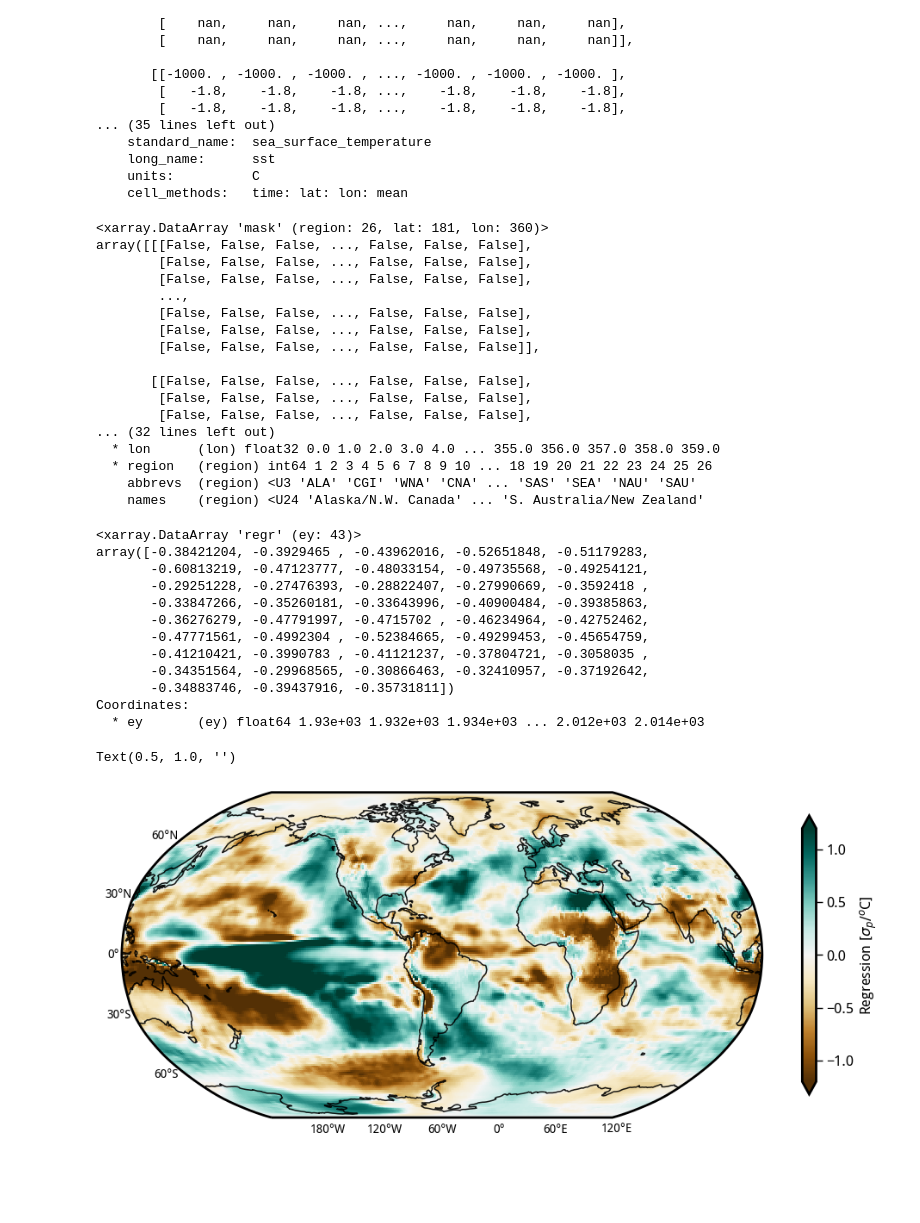
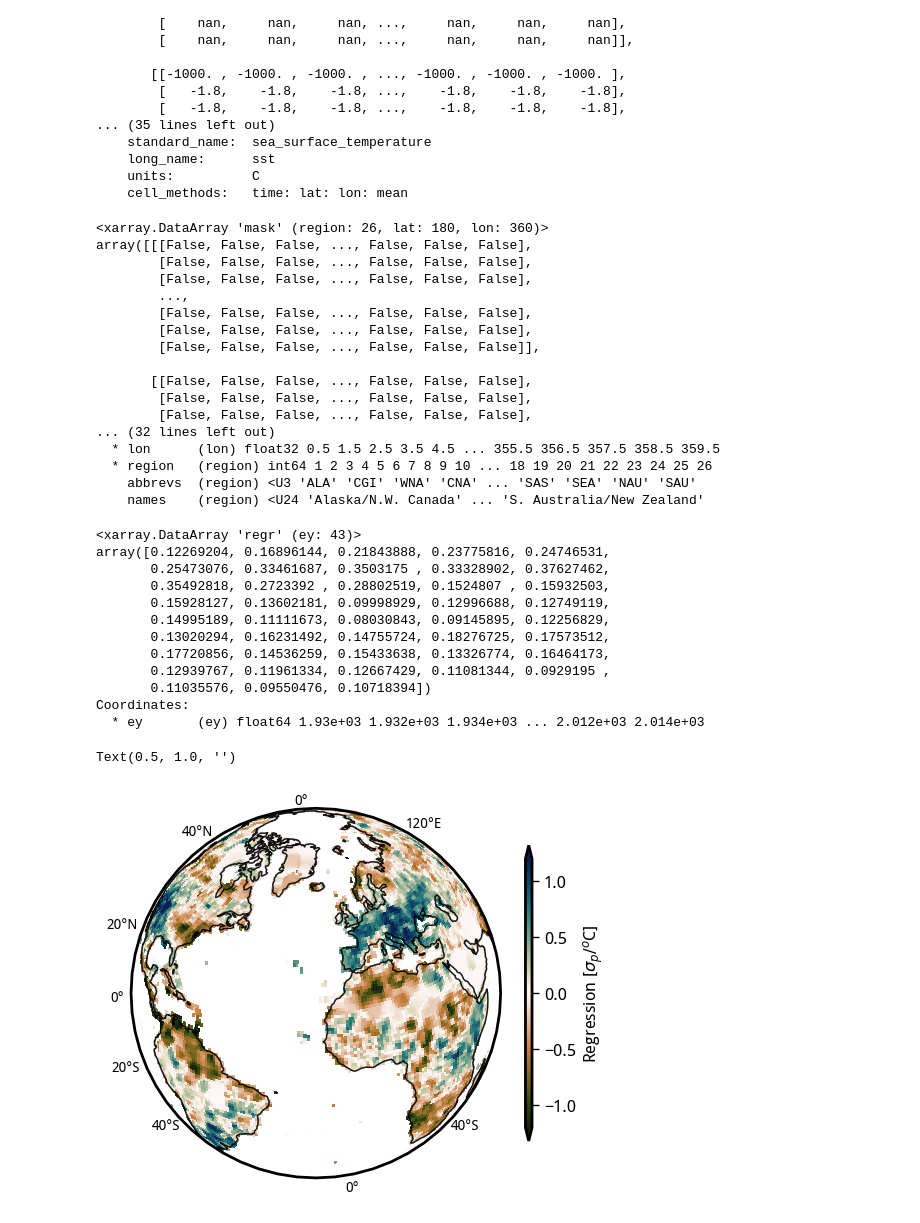
Before and after one commit to adisen99/enso_teleconnection_robustness, a Jupyter notebook: 02_hist_var_dynamics.ipynb, the cells around one changed output. Cells and saved outputs as stored; diff of their text form; code cells hidden in the pictures; blank space fills up the shorter version.

```diff
--- a/02_hist_var_dynamics.ipynb
+++ b/02_hist_var_dynamics.ipynb
@@ -263,11 +263,11 @@ out30_rean_wind = xr.open_dataset('/g/data/ob22/as8561/data/enso_tele_robustness
 # %%
-land_mask = regionmask.defined_regions.natural_earth_v5_0_0.land_10.mask_3D(out30_rean)
-srex_mask = regionmask.defined_regions.srex.mask_3D(out30_rean.where(land_mask))
-ar6_mask = regionmask.defined_regions.ar6.all.mask_3D(out30_rean.where(land_mask))
+land_mask = regionmask.defined_regions.natural_earth_v5_0_0.land_10.mask_3D(out30)
+srex_mask = regionmask.defined_regions.srex.mask_3D(out30.where(land_mask))
+ar6_mask = regionmask.defined_regions.ar6.all.mask_3D(out30.where(land_mask))
 # %%
 srex_mask
 # %% [output]
-<xarray.DataArray 'mask' (region: 26, lat: 181, lon: 360)>
+<xarray.DataArray 'mask' (region: 26, lat: 180, lon: 360)>
 array([[[False, False, False, ..., False, False, False],
         [False, False, False, ..., False, False, False],
         [False, False, False, ..., False, False, False],
@@ -280,26 +280,27 @@ array([[[False, False, False, ..., False, False, False],
         [False, False, False, ..., False, False, False],
         [False, False, False, ..., False, False, False],
 ... (32 lines left out)
-  * lon      (lon) float32 0.0 1.0 2.0 3.0 4.0 ... 355.0 356.0 357.0 358.0 359.0
+  * lon      (lon) float32 0.5 1.5 2.5 3.5 4.5 ... 355.5 356.5 357.5 358.5 359.5
   * region   (region) int64 1 2 3 4 5 6 7 8 9 10 ... 18 19 20 21 22 23 24 25 26
     abbrevs  (region) <U3 'ALA' 'CGI' 'WNA' 'CNA' ... 'SAS' 'SEA' 'NAU' 'SAU'
     names    (region) <U24 'Alaska/N.W. Canada' ... 'S. Australia/New Zealand'
 # %%
 weights_precip_rean = np.cos(np.deg2rad(out30_rean.lat))
+weights_precip_obs = np.cos(np.deg2rad(out30.lat))
 # %%
-reg30 = out30_rean.regr.where(ar6_mask.sel(region=[37])).weighted(weights_precip_rean).mean(('lat', 'lon')).mean('region')
+reg30 = out30.regr.where(ar6_mask.sel(region=[17,19])).weighted(weights_precip_obs).mean(('lat', 'lon')).mean('region')
 reg30
 # %% [output]
 <xarray.DataArray 'regr' (ey: 43)>
-array([-0.38421204, -0.3929465 , -0.43962016, -0.52651848, -0.51179283,
-       -0.60813219, -0.47123777, -0.48033154, -0.49735568, -0.49254121,
-       -0.29251228, -0.27476393, -0.28822407, -0.27990669, -0.3592418 ,
-       -0.33847266, -0.35260181, -0.33643996, -0.40900484, -0.39385863,
-       -0.36276279, -0.47791997, -0.4715702 , -0.46234964, -0.42752462,
-       -0.47771561, -0.4992304 , -0.52384665, -0.49299453, -0.45654759,
-       -0.41210421, -0.3990783 , -0.41121237, -0.37804721, -0.3058035 ,
-       -0.34351564, -0.29968565, -0.30866463, -0.32410957, -0.37192642,
-       -0.34883746, -0.39437916, -0.35731811])
+array([0.12269204, 0.16896144, 0.21843888, 0.23775816, 0.24746531,
+       0.25473076, 0.33461687, 0.3503175 , 0.33328902, 0.37627462,
+       0.35492818, 0.2723392 , 0.28802519, 0.1524807 , 0.15932503,
+       0.15928127, 0.13602181, 0.09998929, 0.12996688, 0.12749119,
+       0.14995189, 0.11111673, 0.08030843, 0.09145895, 0.12256829,
+       0.13020294, 0.16231492, 0.14755724, 0.18276725, 0.17573512,
+       0.17720856, 0.14536259, 0.15433638, 0.13326774, 0.16464173,
+       0.12939767, 0.11961334, 0.12667429, 0.11081344, 0.0929195 ,
+       0.11035576, 0.09550476, 0.10718394])
 Coordinates:
   * ey       (ey) float64 1.93e+03 1.932e+03 1.934e+03 ... 2.012e+03 2.014e+03
 # %%
@@ -307,18 +310,18 @@ sst_obs_det = funcs.detrend_rolling_window(sst_obs_anom, window_size=15)
 # %%
-fig = plt.figure(figsize=(12,6))
-# ax = plt.axes(projection=ccrs.Orthographic(central_longitude=-60, central_latitude=-20))
-ax = plt.axes(projection=ccrs.Robinson(central_longitude=-60))
-end_year = float(reg30.where(reg30 == reg30.min('ey'), drop=True).ey)
-out30_rean.regr.sel(ey = end_year).plot(vmin=-1.2, cmap='BrBG', transform=ccrs.PlateCarree(central_longitude=0), cbar_kwargs=dict(orientation='vertical', shrink=0.7, label='Regression [$\sigma_{p}/^{o}$C]'))
+# fig = plt.figure(figsize=(12,6))
+ax = plt.axes(projection=ccrs.Orthographic(central_longitude=340, central_latitude=30))
+# ax = plt.axes(projection=ccrs.Robinson(central_longitude=-60))
+end_year = float(reg30.where(reg30 == reg30.max('ey'), drop=True).ey)
+out30.regr.sel(ey = end_year).plot(vmin=-1.2, cmap=cmocean.cm.tarn, transform=ccrs.PlateCarree(central_longitude=0), cbar_kwargs=dict(orientation='vertical', shrink=0.8, aspect=45, label='Regression [$\sigma_{p}/^{o}$C]'))
 # sst_obs_det.sel(time = slice(str(int(end_year) - 30), str(int(end_year)))).mean('time').plot(vmin=-0.1, cmap='RdBu_r', transform=ccrs.PlateCarree(central_longitude=0), cbar_kwargs=dict(orientation='vertical', shrink=0.7, label='SST anomaly [$^{o}$C]'))
 # xx, yy = np.meshgrid(out30_rean.lon, out30_rean.lat)
 # zz = np.ma.masked_less_equal(out30_rean.pval.where(reg30 == reg30.min('ey'), drop=True).squeeze('ey'), 0.05)
 # plt.pcolor(xx, yy, zz, hatch='////', alpha=0., transform=ccrs.PlateCarree())
 plot_background(ax)
 plt.title('')
 # %% [output]
 Text(0.5, 1.0, '')
-[figure, old version]
+[figure, new version]
 # %%
 from eofs.xarray import Eof
 # %%
```
Also changed, not shown: parts of 13 cells of this notebook.
